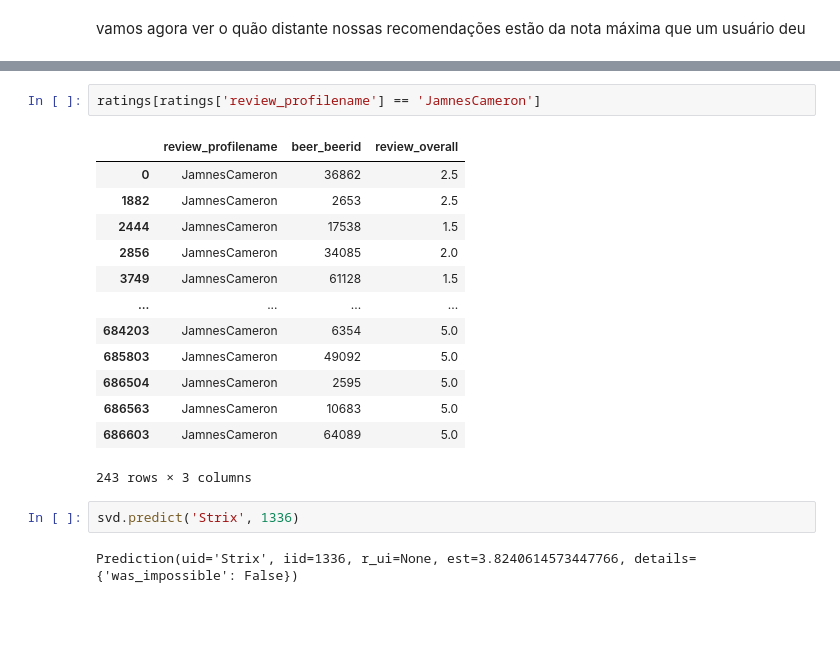
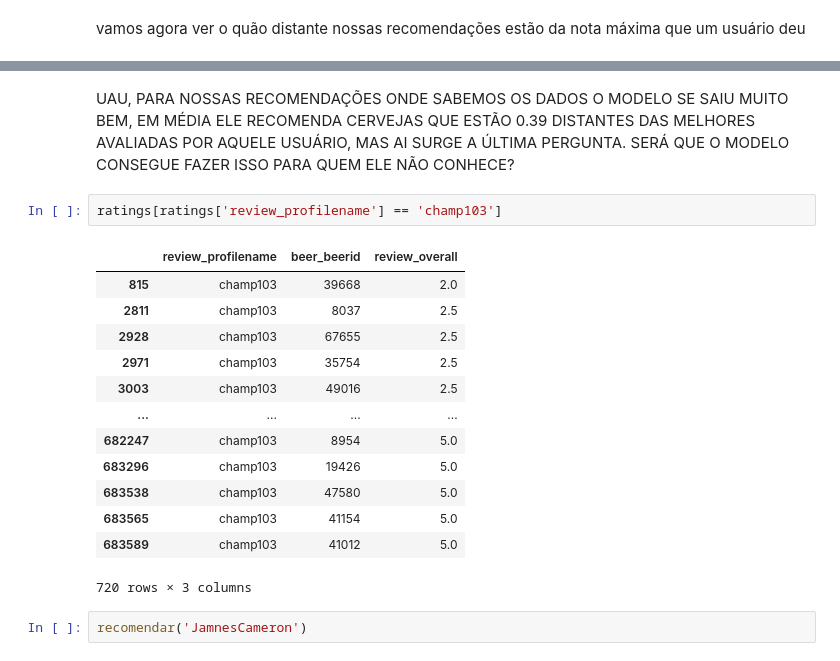
Before and after one commit to arturnovais/pad-recomendacao2023, a Jupyter notebook: pad.ipynb, the cells around one changed output, grey strips where cells are left out. Cells and saved outputs as stored; diff of their text form; blank space fills up the shorter version.

```diff
--- a/pad.ipynb
+++ b/pad.ipynb
@@ -1023,23 +1062,23 @@ KeyboardInterrupt:
+# %% [markdown]
+UAU, PARA NOSSAS RECOMENDAÇÕES ONDE SABEMOS OS DADOS O MODELO SE SAIU MUITO BEM, EM MÉDIA ELE RECOMENDA CERVEJAS QUE ESTÃO 0.39 DISTANTES DAS MELHORES AVALIADAS POR AQUELE USUÁRIO, MAS AI SURGE A ÚLTIMA PERGUNTA. SERÁ QUE O MODELO CONSEGUE FAZER ISSO PARA QUEM ELE NÃO CONHECE?
 # %%
-ratings[ratings['review_profilename'] == 'JamnesCameron']
+ratings[ratings['review_profilename'] == 'champ103']
 # %% [output]
 |  | review_profilename | beer_beerid | review_overall |
-| 0 | JamnesCameron | 36862 | 2.5 |
-| 1882 | JamnesCameron | 2653 | 2.5 |
-| 2444 | JamnesCameron | 17538 | 1.5 |
-| 2856 | JamnesCameron | 34085 | 2.0 |
-| 3749 | JamnesCameron | 61128 | 1.5 |
+| 815 | champ103 | 39668 | 2.0 |
+| 2811 | champ103 | 8037 | 2.5 |
+| 2928 | champ103 | 67655 | 2.5 |
+| 2971 | champ103 | 35754 | 2.5 |
+| 3003 | champ103 | 49016 | 2.5 |
 | ... | ... | ... | ... |
-| 684203 | JamnesCameron | 6354 | 5.0 |
-| 685803 | JamnesCameron | 49092 | 5.0 |
-| 686504 | JamnesCameron | 2595 | 5.0 |
-| 686563 | JamnesCameron | 10683 | 5.0 |
-| 686603 | JamnesCameron | 64089 | 5.0 |
+| 682247 | champ103 | 8954 | 5.0 |
+| 683296 | champ103 | 19426 | 5.0 |
+| 683538 | champ103 | 47580 | 5.0 |
+| 683565 | champ103 | 41154 | 5.0 |
+| 683589 | champ103 | 41012 | 5.0 |
-243 rows × 3 columns
+720 rows × 3 columns
-# %%
-svd.predict('Strix', 1336)
-# %% [output]
-Prediction(uid='Strix', iid=1336, r_ui=None, est=3.8240614573447766, details={'was_impossible': False})
+# %%
+recomendar('JamnesCameron')
 # %%
 print(recomendar('eballard'))
 # %% [output]
```
Also changed, not shown: parts of 7 cells of this notebook.
